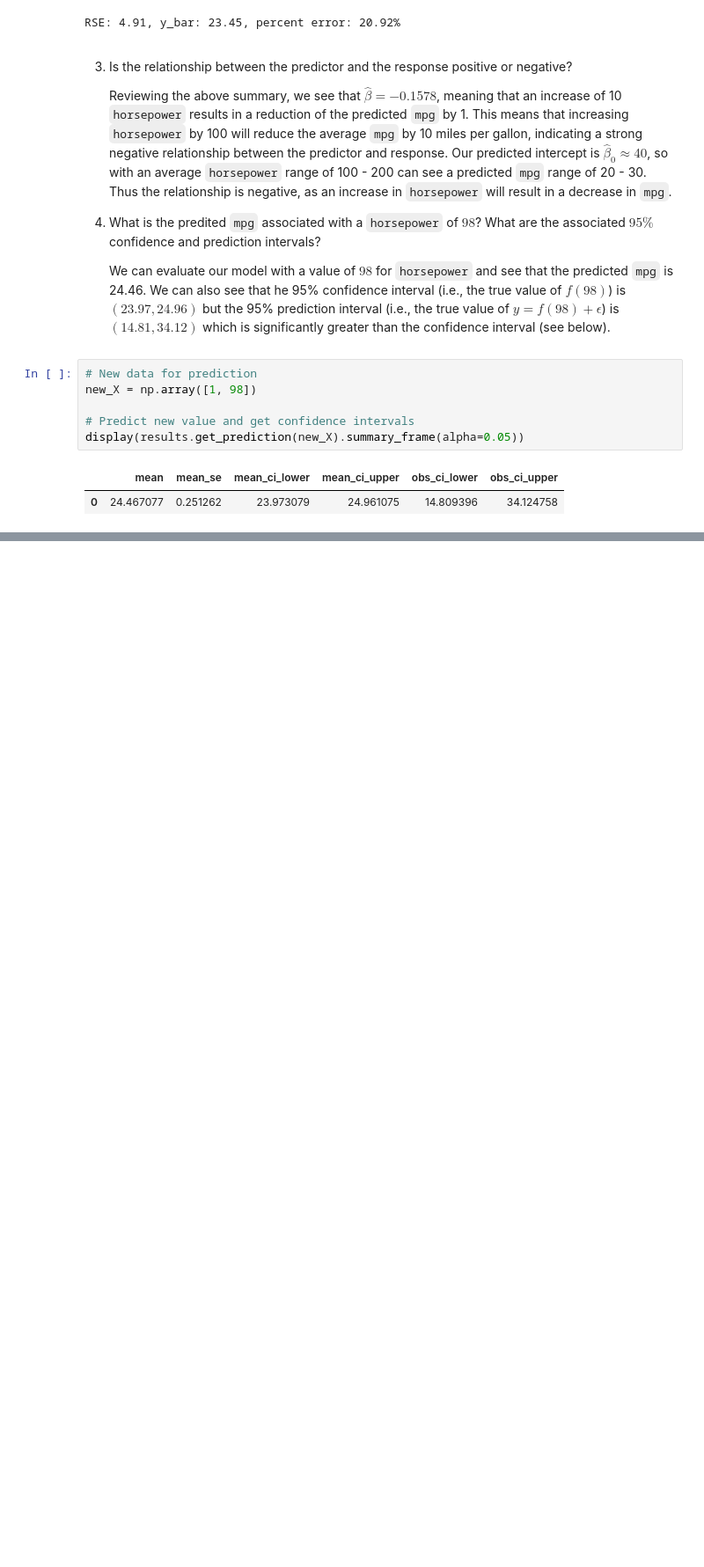
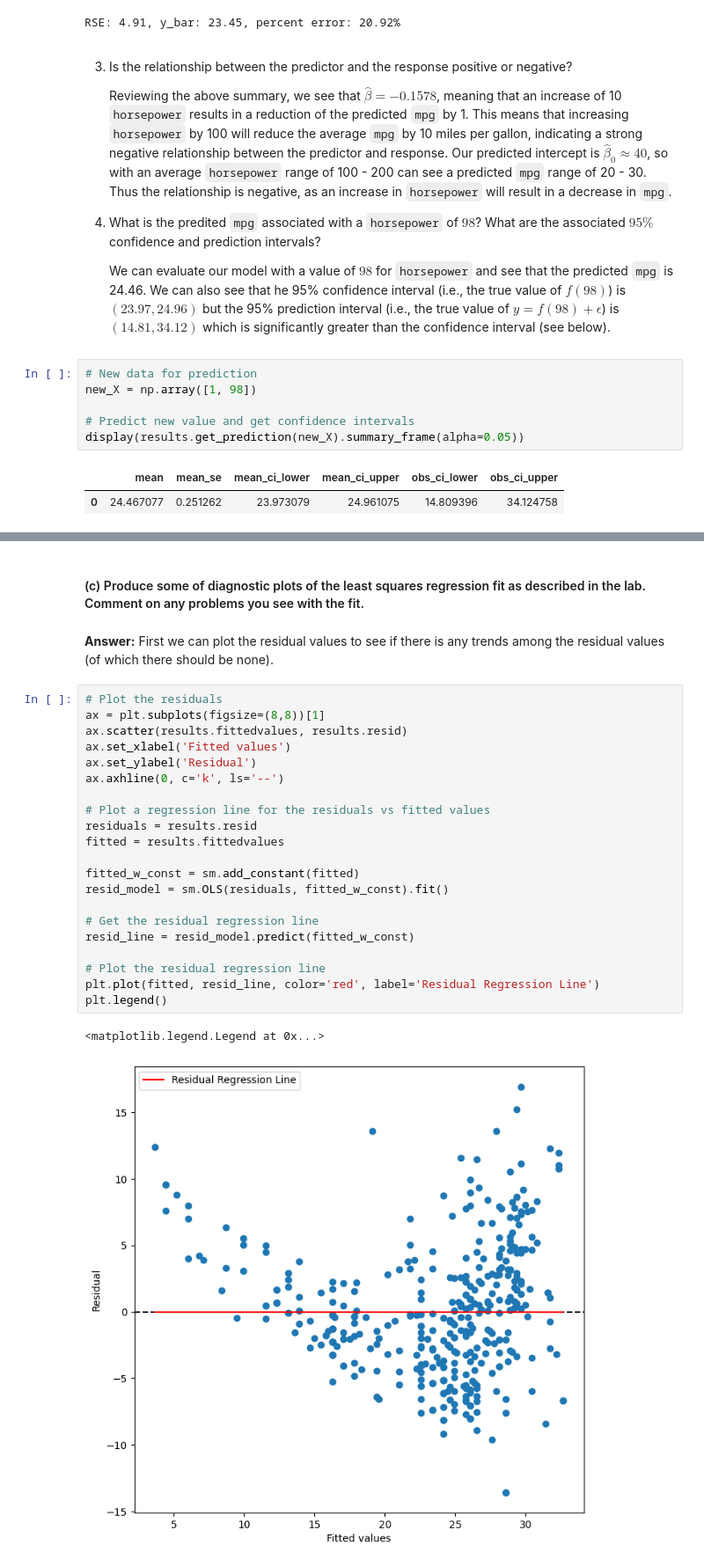
Before and after one commit to justingroves/ISLP, a Jupyter notebook: Jupyter Labs/Chapter 3 Linear Regression/3.7 Exercises.ipynb, the cells around one changed output, grey strips where cells are left out. Shown: that part at 88% size. Cells and saved outputs as stored; diff of their text form; blank space fills up the shorter version.

```diff
--- a/Jupyter Labs/Chapter 3 Linear Regression/3.7 Exercises.ipynb
+++ b/Jupyter Labs/Chapter 3 Linear Regression/3.7 Exercises.ipynb
@@ -354,0 +382,28 @@ display(results.get_prediction(new_X).summary_frame(alpha=0.05))
+# %% [markdown]
+#### (c) Produce some of diagnostic plots of the least squares regression fit as described in the lab. Comment on any problems you see with the fit.
+# %% [markdown]
+**Answer:** First we can plot the residual values to see if there is any trends among the residual values (of which there should be none).
+# %%
+# Plot the residuals
+ax = plt.subplots(figsize=(8,8))[1]
+ax.scatter(results.fittedvalues, results.resid)
+ax.set_xlabel('Fitted values')
+ax.set_ylabel('Residual')
+ax.axhline(0, c='k', ls='--')
+
+# Plot a regression line for the residuals vs fitted values
+residuals = results.resid
+fitted = results.fittedvalues
+
+fitted_w_const = sm.add_constant(fitted)
+resid_model = sm.OLS(residuals, fitted_w_const).fit()
+
+# Get the residual regression line
+resid_line = resid_model.predict(fitted_w_const)
+
+# Plot the residual regression line
+plt.plot(fitted, resid_line, color='red', label='Residual Regression Line')
+plt.legend()
+# %% [output]
+<matplotlib.legend.Legend at 0x...>
+[figure, added]
```
Also changed, not shown: parts of 8 cells of this notebook.
